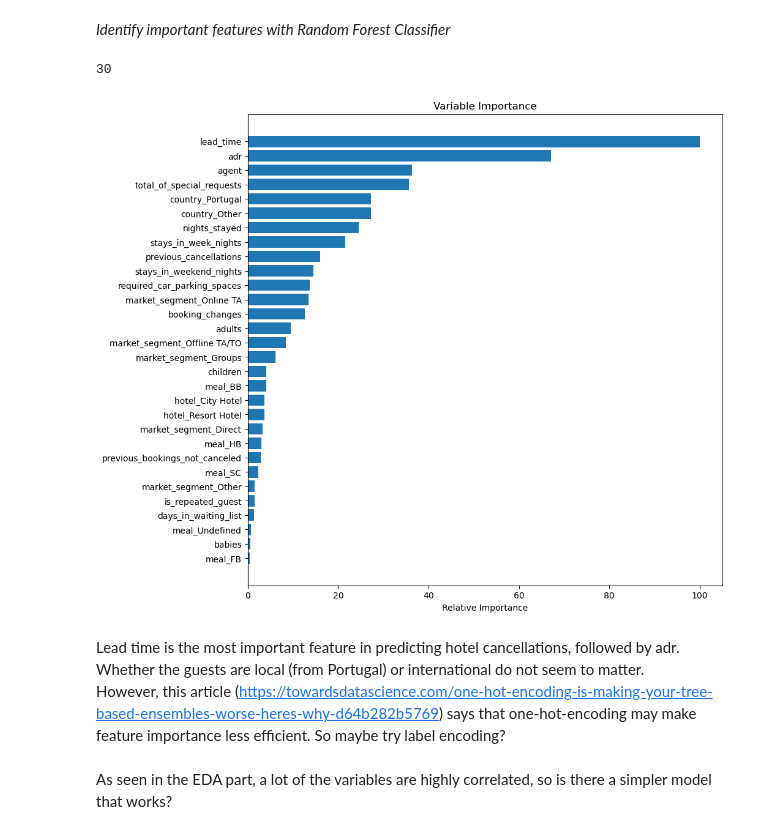
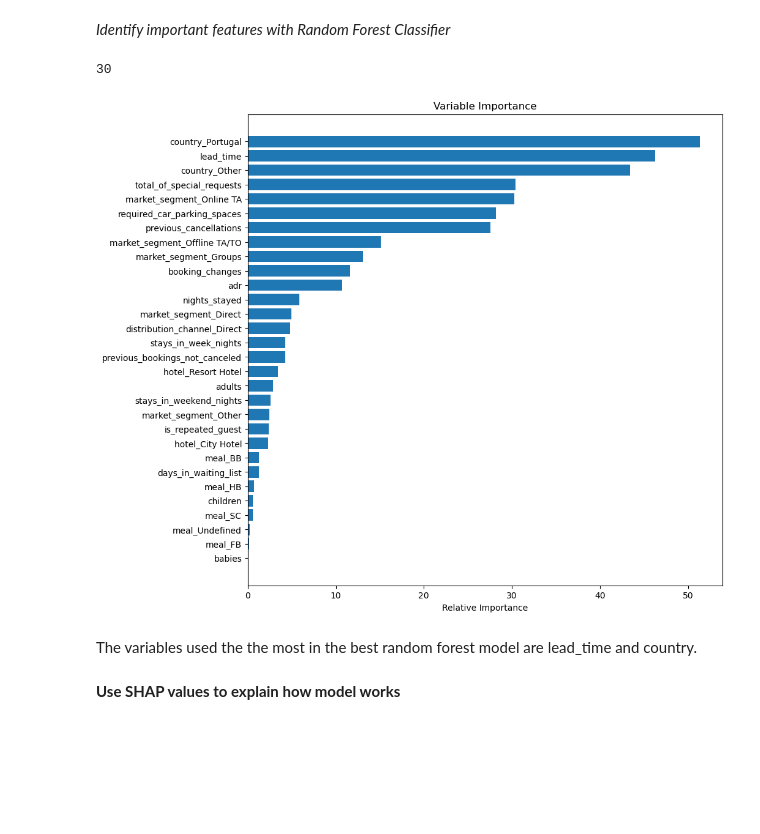
Before and after one commit to catloverkelly/Capstone2, a Jupyter notebook: Preprocessing.ipynb, the cells around one changed output. Saved outputs shown, nothing was run; the diff lists cells and outputs as text; code cells hidden in the pictures; blank space fills up the shorter version.

Commit message:
Add files via upload
used CV Randomized Search to fine-tune random forest model, used SHAP analysis to determine feature importance

```diff
--- a/Preprocessing.ipynb
+++ b/Preprocessing.ipynb
@@ -321,0 +331,12 @@ Again, model performed slightly better on test set... are there bugs, or is this
+# %%
+# can we do better with cv random search?
+
+param = {'max_depth': [3,5, 9, 'None'],
+         'n_estimators':[50, 100, 150, 200, 300],
+          'max_features': ['sqrt', 'log2', 'None'],
+          'criterion' : ['gini', 'entropy'],
+          'min_samples_leaf': range(1,10)}
+
+rf = RandomForestClassifier()
+rf_cv= RandomizedSearchCV(rf,param,cv=5)
+rf_cv.fit(X_train,y_train)
@@ -321,0 +364,13 @@ Again, model performed slightly better on test set... are there bugs, or is this
+# %%
+# run the best random forest on the test set
+params_best = rf_cv.best_params_
+
+rf_best = RandomForestClassifier(n_estimators=params_best['n_estimators'],\
+                                min_samples_leaf=params_best['min_samples_leaf'],\
+                                max_features=params_best['max_features'],\
+                                max_depth=params_best['max_depth'],
+                                criterion=params_best['criterion'])
+
+rf_best_res = rf_best.fit(X_train, y_train)
+y_pred = rf_best_res.predict(X_test)
+y_pred_train = rf_best_res.predict(X_train)
@@ -322,27 +432,25 @@ Again, model performed slightly better on test set... are there bugs, or is this
 # %% [markdown]
 *Identify important features with Random Forest Classifier*
 # %%
-feature_importance = rf_res.feature_importances_
+feature_importance = rf_best_res.feature_importances_
 # make importances relative to max importance
 feature_importance = 100.0 * (feature_importance / feature_importance.max())[:30]
 sorted_idx = np.argsort(feature_importance)[:30]
 
 pos = np.arange(sorted_idx.shape[0]) + .5
 print(pos.size)
 sorted_idx.size
 plt.figure(figsize=(10,10))
 plt.barh(pos, feature_importance[sorted_idx], align='center')
 plt.yticks(pos, X.columns[sorted_idx])
 plt.xlabel('Relative Importance')
 plt.title('Variable Importance')
 plt.show()
 # %% [output]
 30
-[figure, old version]
+[figure, new version]
 # %% [markdown]
-Lead time is the most important feature in predicting hotel cancellations, followed by adr. Whether the guests are local (from Portugal) or international do not seem to matter.
-<br>
-However, this article (https://towardsdatascience.com/one-hot-encoding-is-making-your-tree-based-ensembles-worse-heres-why-d64b282b5769) says that one-hot-encoding may make feature importance less efficient. So maybe try label encoding?
+The variables used the the most in the best random forest model are lead_time and country.
 # %% [markdown]
-As seen in the EDA part, a lot of the variables are highly correlated, so is there a simpler model that works?
+**Use SHAP values to explain how model works**
 # %%
```
Also changed, not shown: parts of 27 cells of this notebook.
